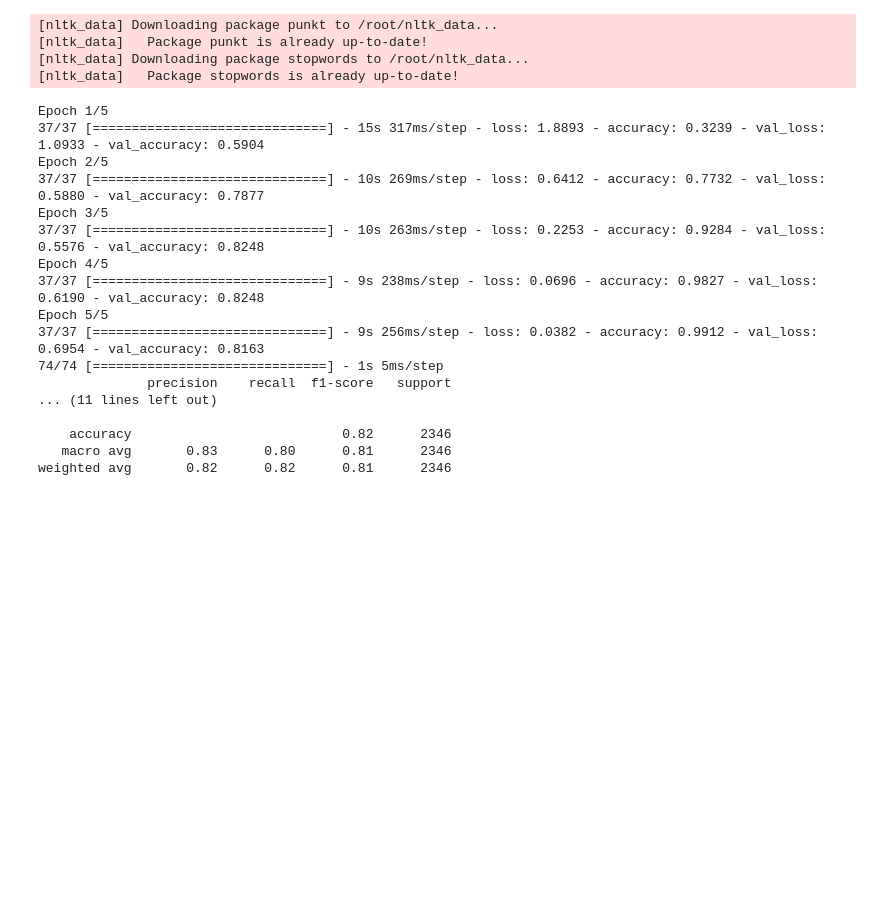
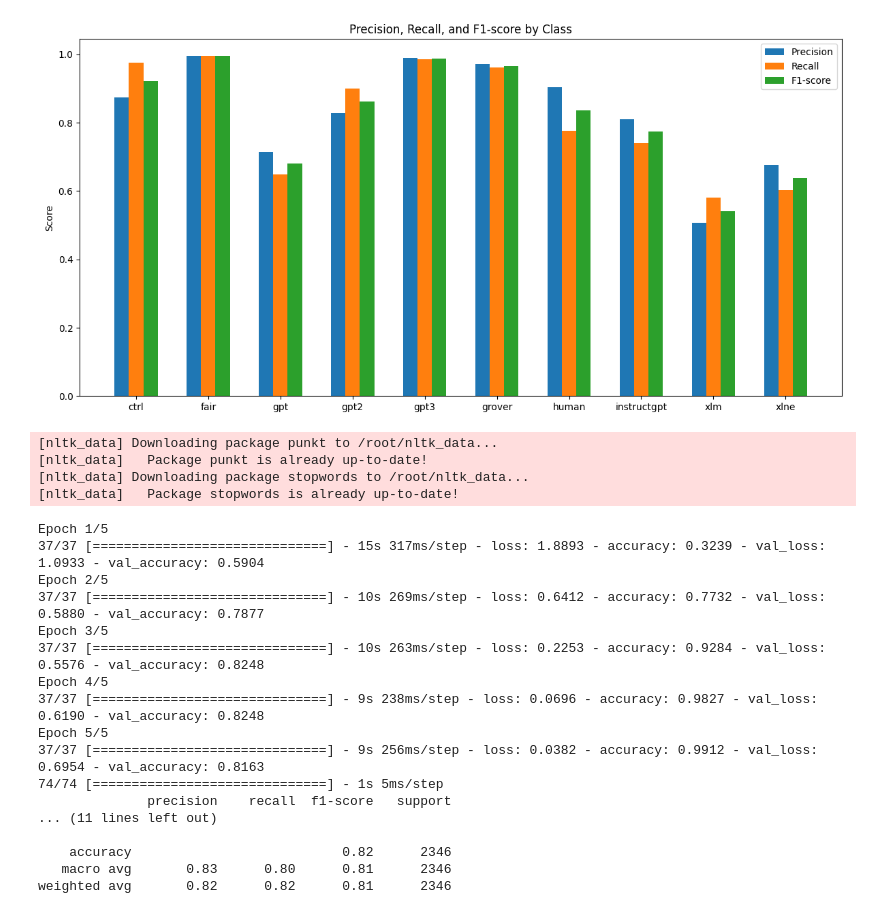
Before and after one commit to jasukaur/authorship-attribution, a Jupyter notebook: Milestone-3/CRNN BILSTM+LSTM P3.ipynb, the cells around one changed output. Cells and saved outputs as stored; diff of their text form; code cells hidden in the pictures; blank space fills up the shorter version.

```diff
--- a/Milestone-3/CRNN BILSTM+LSTM P3.ipynb
+++ b/Milestone-3/CRNN BILSTM+LSTM P3.ipynb
@@ -15,7 +15,7 @@ from sklearn.preprocessing import LabelEncoder
 from sklearn.model_selection import train_test_split
 from sklearn.metrics import accuracy_score, classification_report
 
-data = x
+data = pd.read_csv("input.csv")
 
 texts = data['text'].tolist()
 classes = data['class'].tolist()
@@ -101,6 +101,38 @@ Epoch 1/5
     accuracy                           0.83      2346
    macro avg       0.83      0.82      0.82      2346
 weighted avg       0.83      0.83      0.83      2346
+# %%
+from sklearn.metrics import precision_recall_fscore_support
+import numpy as np
+import matplotlib.pyplot as plt
+
+# Calculate precision, recall, and F1-score for each class
+precision, recall, f1_score, support = precision_recall_fscore_support(np.argmax(y_test, axis=1), combined_predictions)
+
+# Get the class labels
+class_labels = label_encoder.classes_
+
+# Plot the results as a bar plot
+x = np.arange(len(class_labels))
+width = 0.2
+
+fig, ax = plt.subplots(figsize=(12, 6))
+rects1 = ax.bar(x - width, precision, width, label='Precision')
+rects2 = ax.bar(x, recall, width, label='Recall')
+rects3 = ax.bar(x + width, f1_score, width, label='F1-score')
+
+# Add some text for labels, title, and custom x-axis tick labels, etc.
+ax.set_ylabel('Score')
+ax.set_title('Precision, Recall, and F1-score by Class')
+ax.set_xticks(x)
+ax.set_xticklabels(class_labels)
+ax.legend()
+
+fig.tight_layout()
+
+plt.show()
+# %% [output]
+[figure, added]
 # %%
 import pandas as pd
 import numpy as np
```
Also changed, not shown: parts of 3 cells of this notebook.
